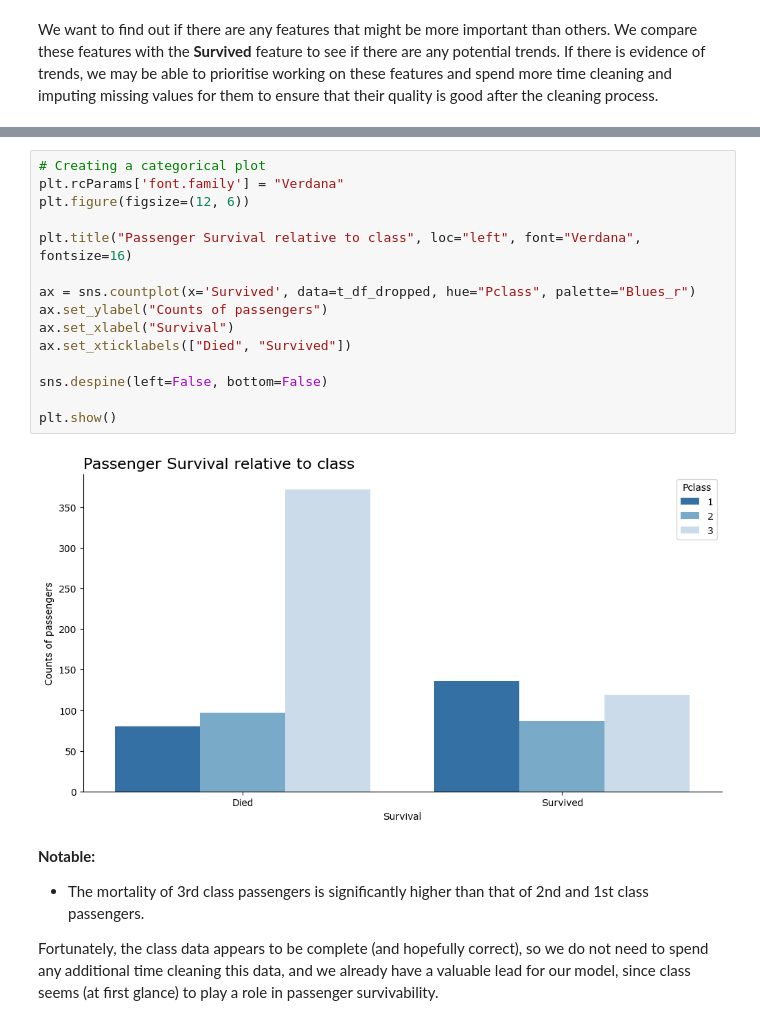
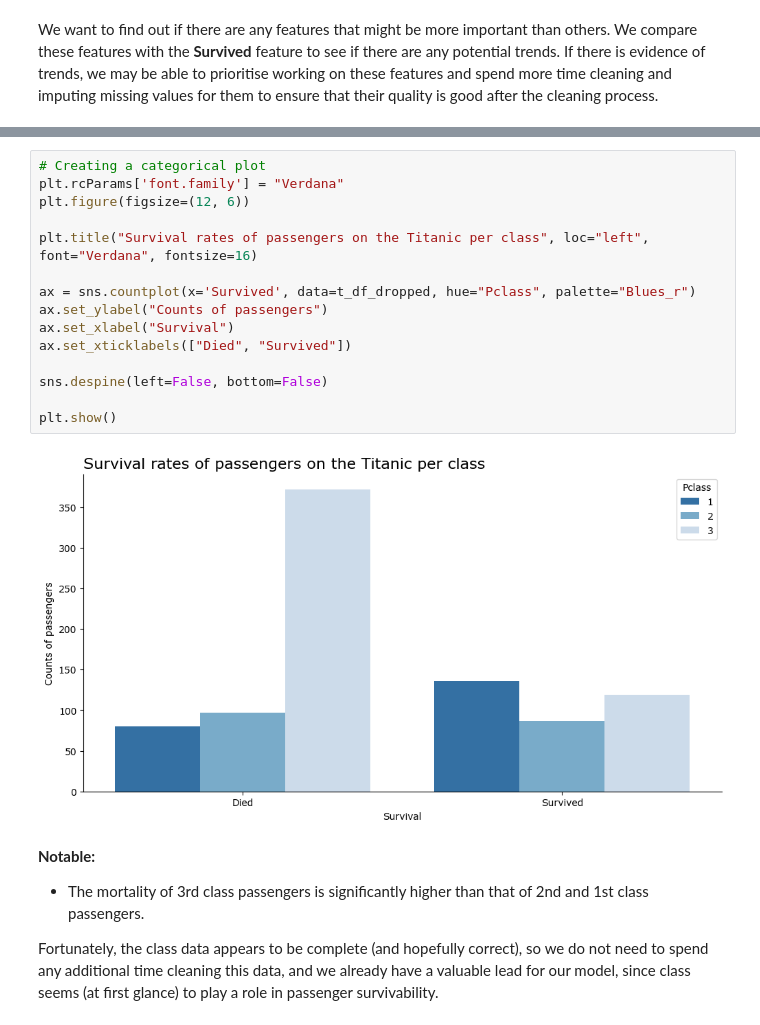
Before and after one commit to n3ur0mancer/kaggle_titanic_competition, a Jupyter notebook: titanic_comp_full.ipynb, the cells around one changed output, grey strips where cells are left out. Cells and saved outputs as stored; diff of their text form.

```diff
--- a/titanic_comp_full.ipynb
+++ b/titanic_comp_full.ipynb
@@ -201,20 +204,20 @@ plt.show()
 # %%
 # Creating a categorical plot
 plt.rcParams['font.family'] = "Verdana"
 plt.figure(figsize=(12, 6))
 
-plt.title("Passenger Survival relative to class", loc="left", font="Verdana", fontsize=16)
+plt.title("Survival rates of passengers on the Titanic per class", loc="left", font="Verdana", fontsize=16)
 
 ax = sns.countplot(x='Survived', data=t_df_dropped, hue="Pclass", palette="Blues_r")
 ax.set_ylabel("Counts of passengers")
 ax.set_xlabel("Survival")
 ax.set_xticklabels(["Died", "Survived"])
 
 sns.despine(left=False, bottom=False)
 
 plt.show()
 # %% [output]
-[figure, old version]
+[figure, new version]
 # %% [markdown]
 **Notable:**
 - The mortality of 3rd class passengers is significantly higher than that of 2nd and 1st class passengers.
```
Also changed, not shown: parts of 4 cells of this notebook.
